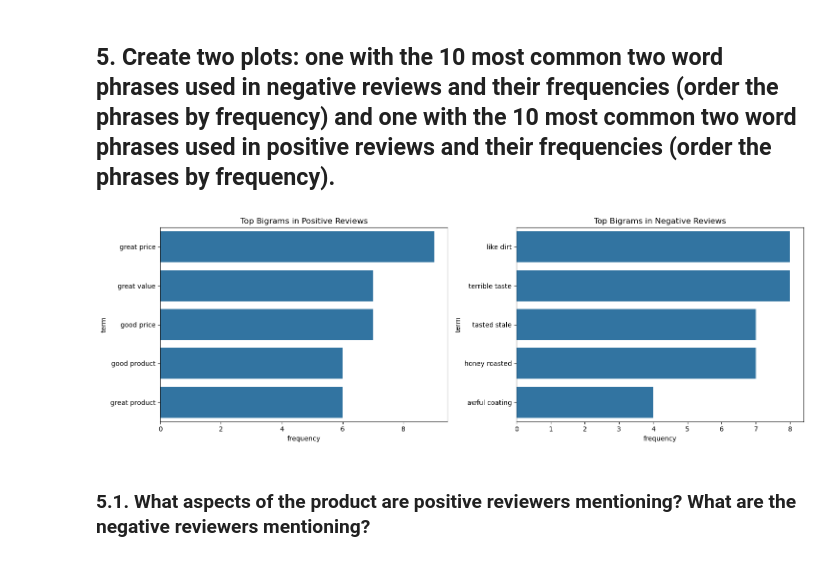
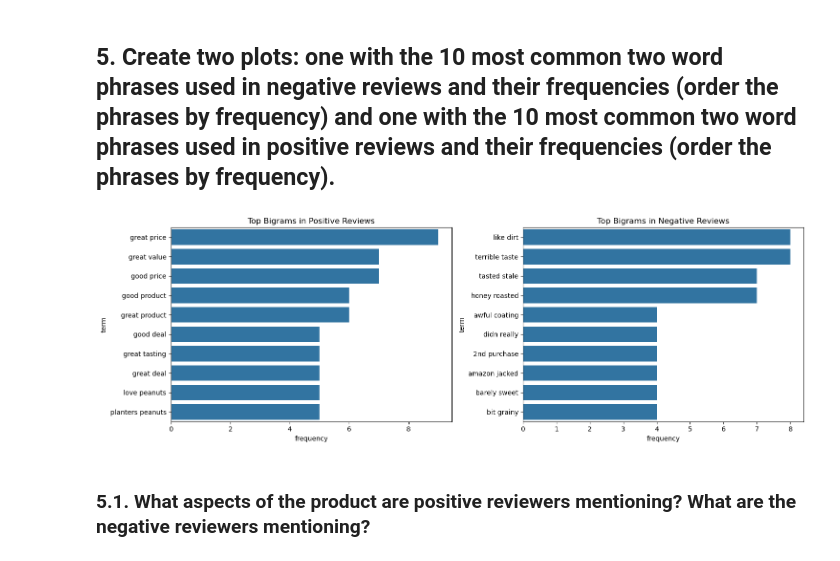
Before and after one commit to mjohnsonsea/opan6609_assignment2, a Jupyter notebook: assignment_2.ipynb, the cells around one changed output. Drawn from its saved outputs; the diff is of its cells as text; code cells hidden in the pictures.

```diff
--- a/assignment_2.ipynb
+++ b/assignment_2.ipynb
@@ -225,25 +232,25 @@ top_ngrams(df.loc[df['rating_category'] == 'Negative', 'text'], (2,2), 5)
 # %%
 # Create a figure and a set of subplots
 fig, axes = plt.subplots(nrows=1, ncols=2, figsize=(15, 5))
 
 # Visualize positive bigrams on the first subplot (axes[0])
 sns.barplot(x="frequency",
             y="term",
-            data=top_ngrams(df.loc[df['rating_category'] == 'Positive', 'text'], (2,2), 5),
+            data=top_ngrams(df[df['rating_category'] == 'Positive'], 'text', (2, 2), 10),
             ax=axes[0])
 axes[0].set_title('Top Bigrams in Positive Reviews')
 
 # Visualize negative bigrams on the second subplot (axes[1])
 sns.barplot(x="frequency",
             y="term",
-            data=top_ngrams(df.loc[df['rating_category'] == 'Negative', 'text'], (2,2), 5),
+            data=top_ngrams(df[df['rating_category'] == 'Negative'], 'text', (2, 2), 10),
             ax=axes[1])
 axes[1].set_title('Top Bigrams in Negative Reviews')
 
 # Adjust layout to prevent titles from overlapping
 plt.tight_layout()
 plt.show()
 # %% [output]
-[figure, old version]
+[figure, new version]
 # %% [markdown]
 ### 5.1. What aspects of the product are positive reviewers mentioning? What are the negative reviewers mentioning?
```
Also changed, not shown: parts of 18 cells of this notebook, 1 other file.
